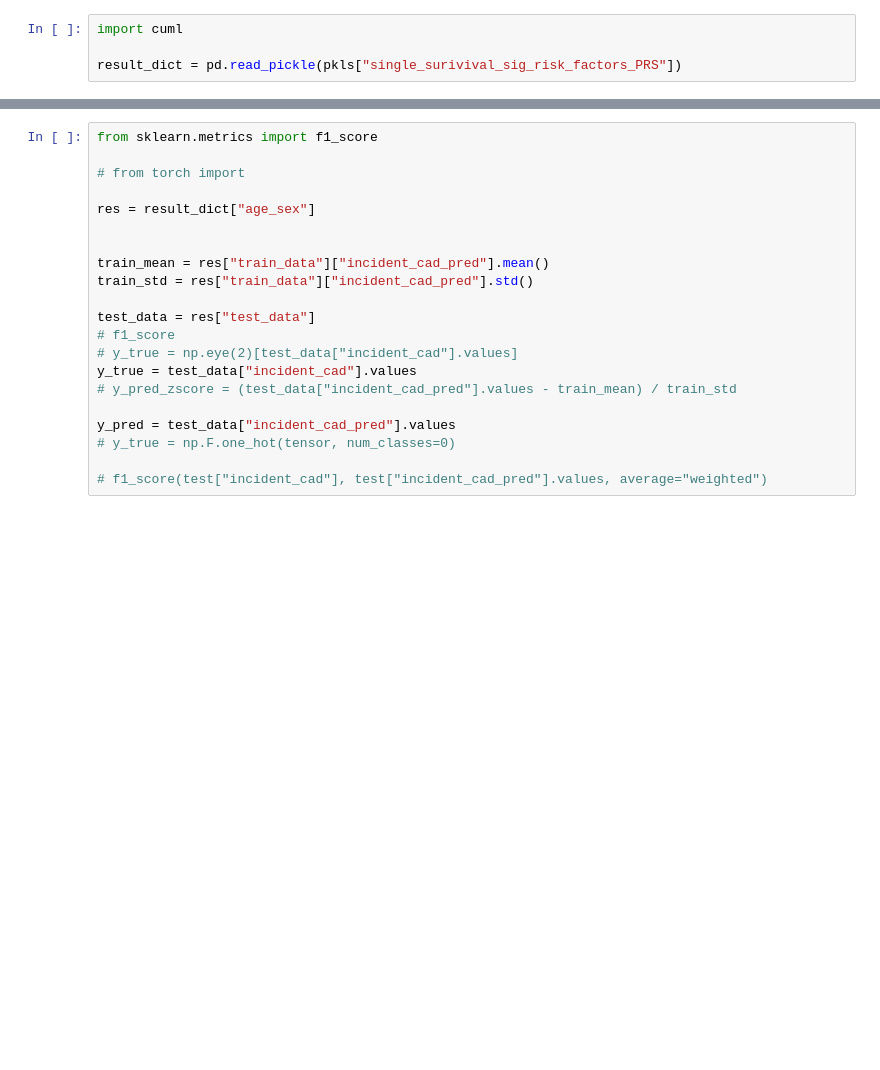
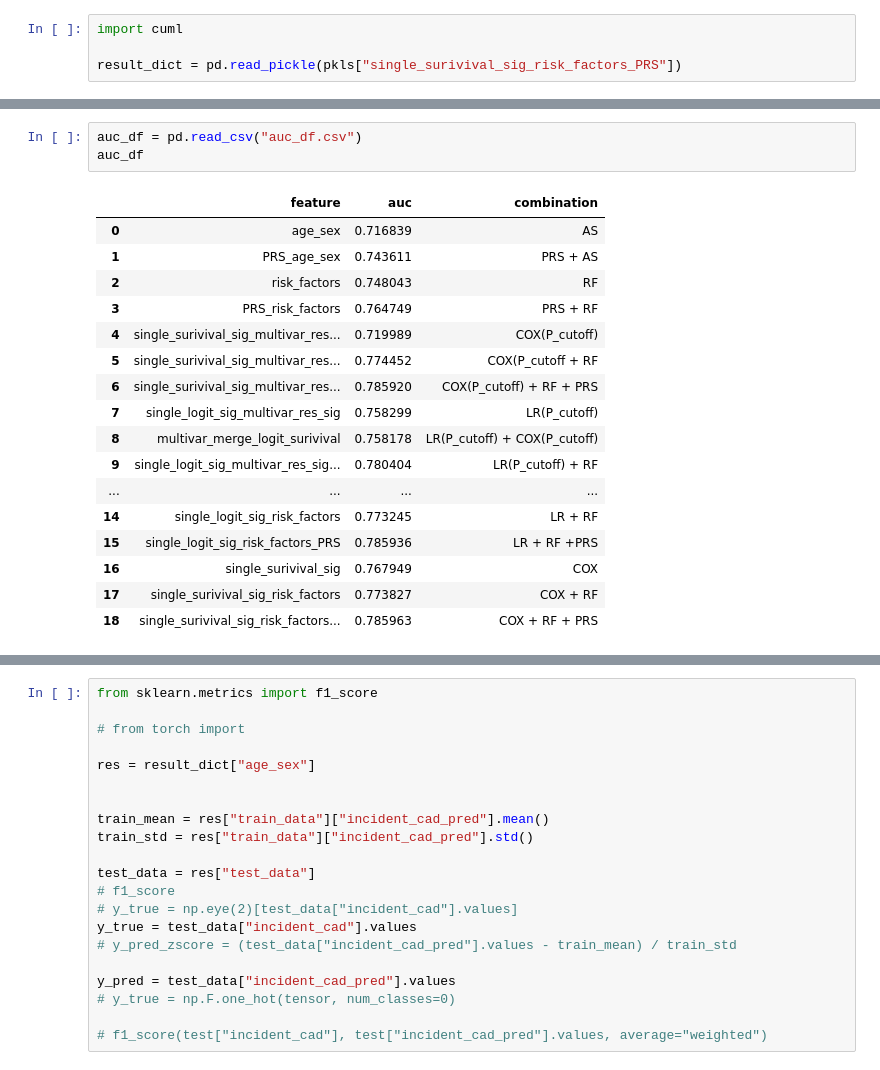
Before and after one commit to 1511878618/ppp_prediction, a Jupyter notebook: 2.2_vis_result.ipynb, the cells around one changed output, grey strips where cells are left out. Saved outputs shown, nothing was run; the diff lists cells and outputs as text; blank space fills up the shorter version.

```diff
--- a/2.2_vis_result.ipynb
+++ b/2.2_vis_result.ipynb
@@ -84,3 +78,24 @@ auc_df
+# %%
+auc_df = pd.read_csv("auc_df.csv")
+auc_df
+# %% [output]
+|  | feature | auc | combination |
+| 0 | age_sex | 0.716839 | AS |
+| 1 | PRS_age_sex | 0.743611 | PRS + AS |
+| 2 | risk_factors | 0.748043 | RF |
+| 3 | PRS_risk_factors | 0.764749 | PRS + RF |
+| 4 | single_surivival_sig_multivar_res... | 0.719989 | COX(P_cutoff) |
+| 5 | single_surivival_sig_multivar_res... | 0.774452 | COX(P_cutoff + RF |
+| 6 | single_surivival_sig_multivar_res... | 0.785920 | COX(P_cutoff) + RF + PRS |
+| 7 | single_logit_sig_multivar_res_sig | 0.758299 | LR(P_cutoff) |
+| 8 | multivar_merge_logit_surivival | 0.758178 | LR(P_cutoff) + COX(P_cutoff) |
+| 9 | single_logit_sig_multivar_res_sig... | 0.780404 | LR(P_cutoff) + RF |
+| ... | ... | ... | ... |
+| 14 | single_logit_sig_risk_factors | 0.773245 | LR + RF |
+| 15 | single_logit_sig_risk_factors_PRS | 0.785936 | LR + RF +PRS |
+| 16 | single_surivival_sig | 0.767949 | COX |
+| 17 | single_surivival_sig_risk_factors | 0.773827 | COX + RF |
+| 18 | single_surivival_sig_risk_factors... | 0.785963 | COX + RF + PRS |
 # %%
 fig, ax = plt.subplots(1, 1, figsize=(12, 6))
 
```
Also changed, not shown: parts of 4 cells of this notebook, 5 other files.
